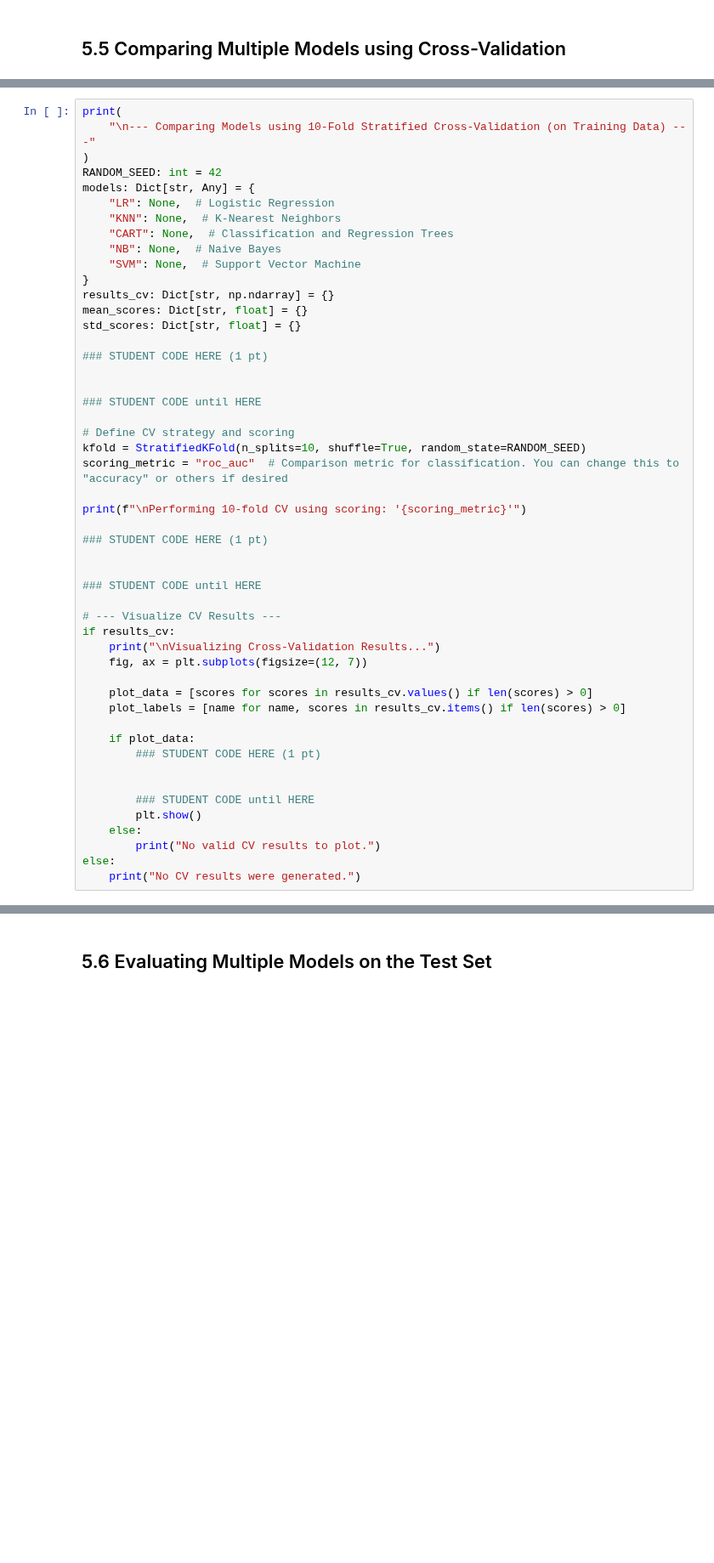
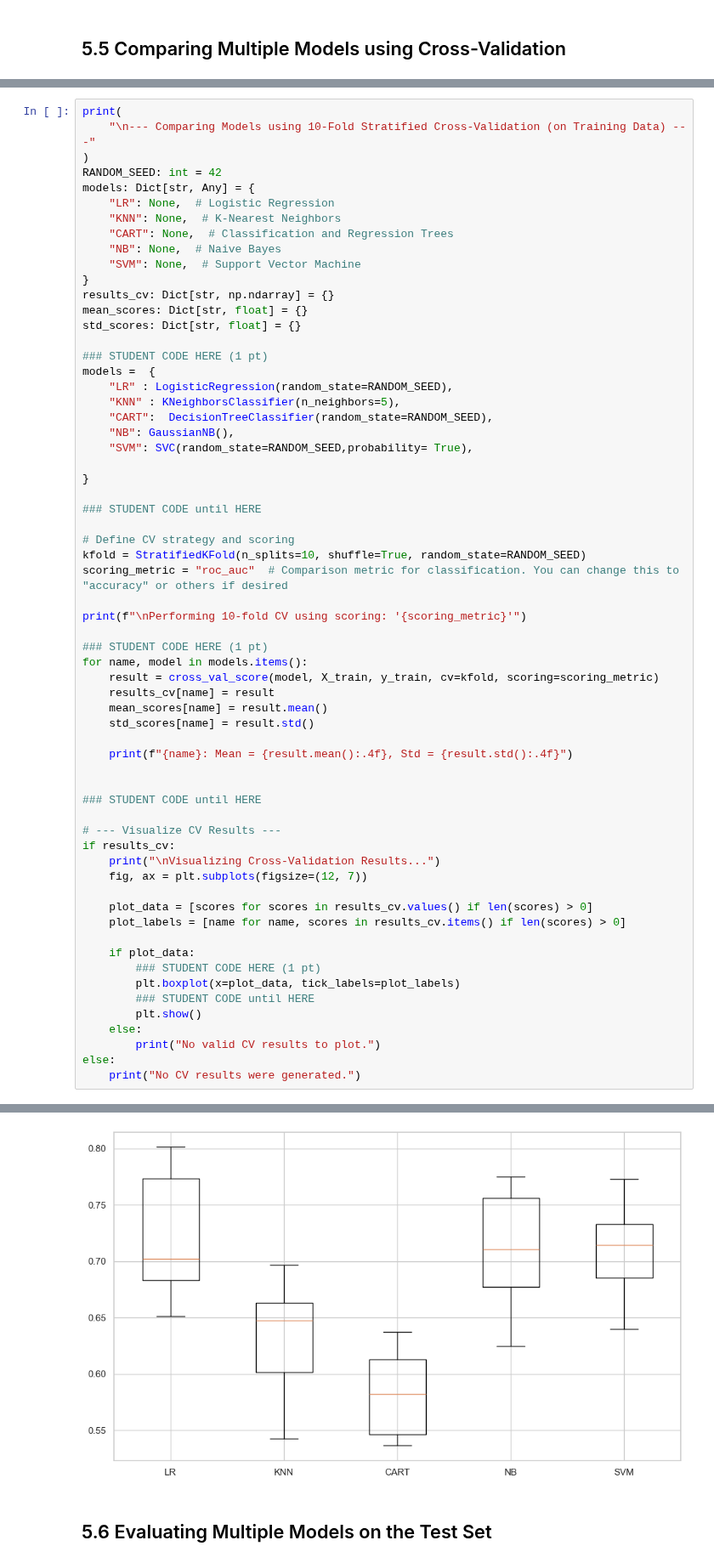
Before and after one commit to anton-seifert/LAMA, a Jupyter notebook: task-1-data-preparation/5_model_eval_and_metrics.ipynb, the cells around one changed output, grey strips where cells are left out. Shown at 85% size. Drawn from its saved outputs; the diff is of its cells as text; blank space fills up the shorter version.

```diff
--- a/task-1-data-preparation/5_model_eval_and_metrics.ipynb
+++ b/task-1-data-preparation/5_model_eval_and_metrics.ipynb
@@ -620,7 +620,14 @@ mean_scores: Dict[str, float] = {}
 std_scores: Dict[str, float] = {}
 
 ### STUDENT CODE HERE (1 pt)
+models =  {
+    "LR" : LogisticRegression(random_state=RANDOM_SEED),
+    "KNN" : KNeighborsClassifier(n_neighbors=5),
+    "CART":  DecisionTreeClassifier(random_state=RANDOM_SEED),
+    "NB": GaussianNB(),
+    "SVM": SVC(random_state=RANDOM_SEED,probability= True),
 
+}
 
 ### STUDENT CODE until HERE
 
@@ -631,6 +638,13 @@ scoring_metric = "roc_auc"  # Comparison metric for classification. You can chan
 print(f"\nPerforming 10-fold CV using scoring: '{scoring_metric}'")
 
 ### STUDENT CODE HERE (1 pt)
+for name, model in models.items():
+    result = cross_val_score(model, X_train, y_train, cv=kfold, scoring=scoring_metric)
+    results_cv[name] = result
+    mean_scores[name] = result.mean()
+    std_scores[name] = result.std()
+
+    print(f"{name}: Mean = {result.mean():.4f}, Std = {result.std():.4f}")
 
 
 ### STUDENT CODE until HERE
@@ -645,8 +659,7 @@ if results_cv:
 
     if plot_data:
         ### STUDENT CODE HERE (1 pt)
-
-
+        plt.boxplot(x=plot_data, tick_labels=plot_labels)
         ### STUDENT CODE until HERE
         plt.show()
     else:
@@ -661,3 +680,4 @@ No CV results were generated.
+[figure, added]
 # %% [markdown]
 ## 5.6 Evaluating Multiple Models on the Test Set
 # %% [markdown]
```
Also changed, not shown: parts of 2 cells of this notebook.
